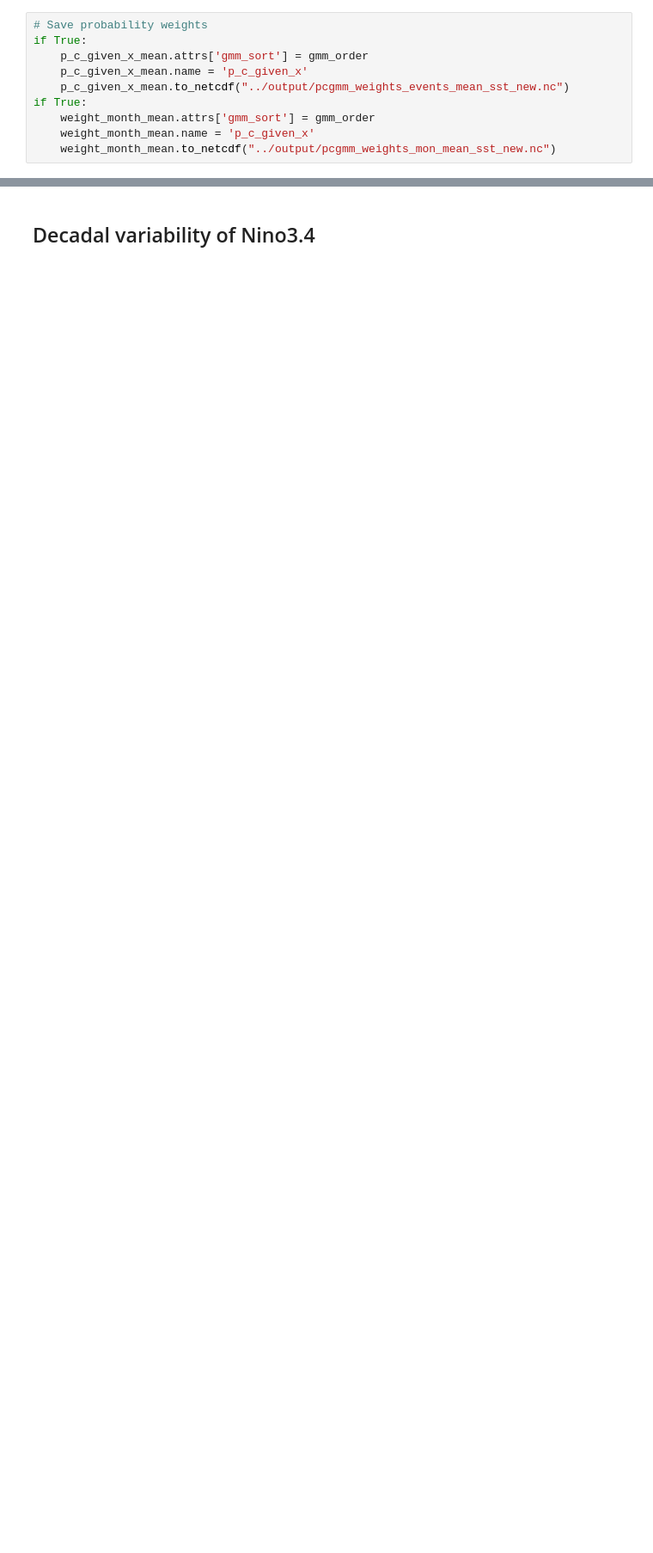
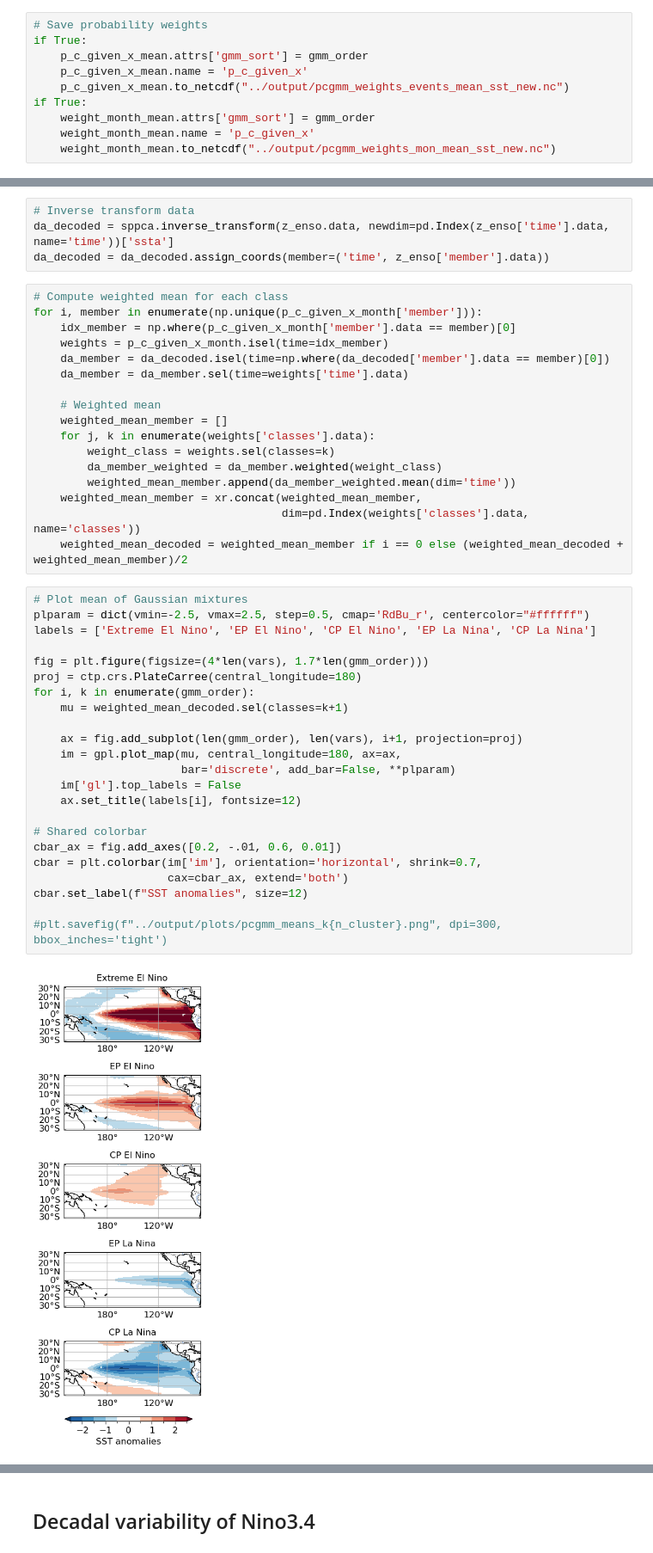
Before and after one commit to jakob-schloer/LatentGMM, a Jupyter notebook: scripts/pcgmm.ipynb, the cells around one changed output, grey strips where cells are left out. Shown at 86% size. Saved outputs shown, nothing was run; the diff lists cells and outputs as text; blank space fills up the shorter version.

```diff
--- a/scripts/pcgmm.ipynb
+++ b/scripts/pcgmm.ipynb
@@ -359,0 +367,46 @@ if True:
+# %%
+# Inverse transform data
+da_decoded = sppca.inverse_transform(z_enso.data, newdim=pd.Index(z_enso['time'].data, name='time'))['ssta']
+da_decoded = da_decoded.assign_coords(member=('time', z_enso['member'].data))
+# %%
+# Compute weighted mean for each class
+for i, member in enumerate(np.unique(p_c_given_x_month['member'])):
+    idx_member = np.where(p_c_given_x_month['member'].data == member)[0]
+    weights = p_c_given_x_month.isel(time=idx_member)
+    da_member = da_decoded.isel(time=np.where(da_decoded['member'].data == member)[0])
+    da_member = da_member.sel(time=weights['time'].data)
+
+    # Weighted mean
+    weighted_mean_member = []
+    for j, k in enumerate(weights['classes'].data):
+        weight_class = weights.sel(classes=k)
+        da_member_weighted = da_member.weighted(weight_class)
+        weighted_mean_member.append(da_member_weighted.mean(dim='time'))
+    weighted_mean_member = xr.concat(weighted_mean_member,
+                                     dim=pd.Index(weights['classes'].data, name='classes'))
+    weighted_mean_decoded = weighted_mean_member if i == 0 else (weighted_mean_decoded + weighted_mean_member)/2
+# %%
+# Plot mean of Gaussian mixtures
+plparam = dict(vmin=-2.5, vmax=2.5, step=0.5, cmap='RdBu_r', centercolor="#ffffff")
+labels = ['Extreme El Nino', 'EP El Nino', 'CP El Nino', 'EP La Nina', 'CP La Nina']
+
+fig = plt.figure(figsize=(4*len(vars), 1.7*len(gmm_order)))
+proj = ctp.crs.PlateCarree(central_longitude=180)
+for i, k in enumerate(gmm_order):
+    mu = weighted_mean_decoded.sel(classes=k+1)
+
+    ax = fig.add_subplot(len(gmm_order), len(vars), i+1, projection=proj)
+    im = gpl.plot_map(mu, central_longitude=180, ax=ax,
+                      bar='discrete', add_bar=False, **plparam)
+    im['gl'].top_labels = False
+    ax.set_title(labels[i], fontsize=12)
+
+# Shared colorbar
+cbar_ax = fig.add_axes([0.2, -.01, 0.6, 0.01])
+cbar = plt.colorbar(im['im'], orientation='horizontal', shrink=0.7,
+                    cax=cbar_ax, extend='both')
+cbar.set_label(f"SST anomalies", size=12)
+
+#plt.savefig(f"../output/plots/pcgmm_means_k{n_cluster}.png", dpi=300, bbox_inches='tight')
+# %% [output]
+[figure, added]
```
Also changed, not shown: parts of 12 cells of this notebook, 1 other file.
